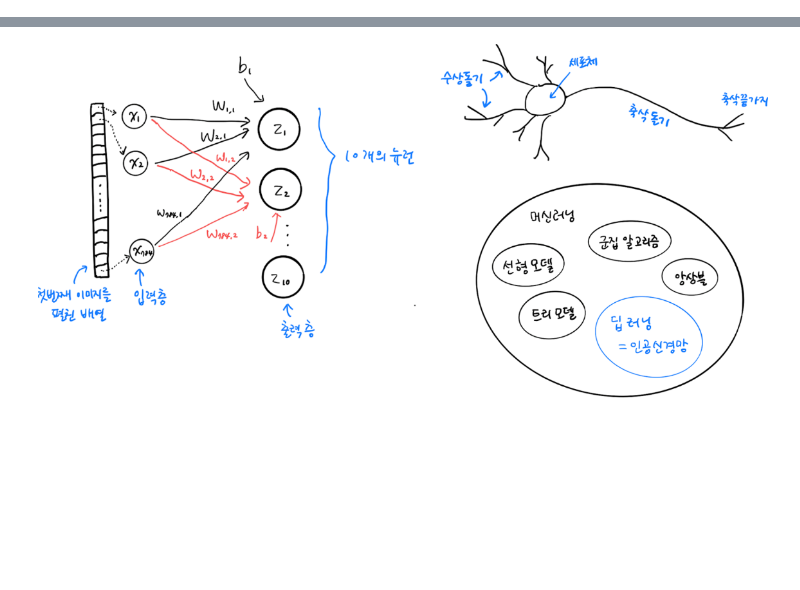
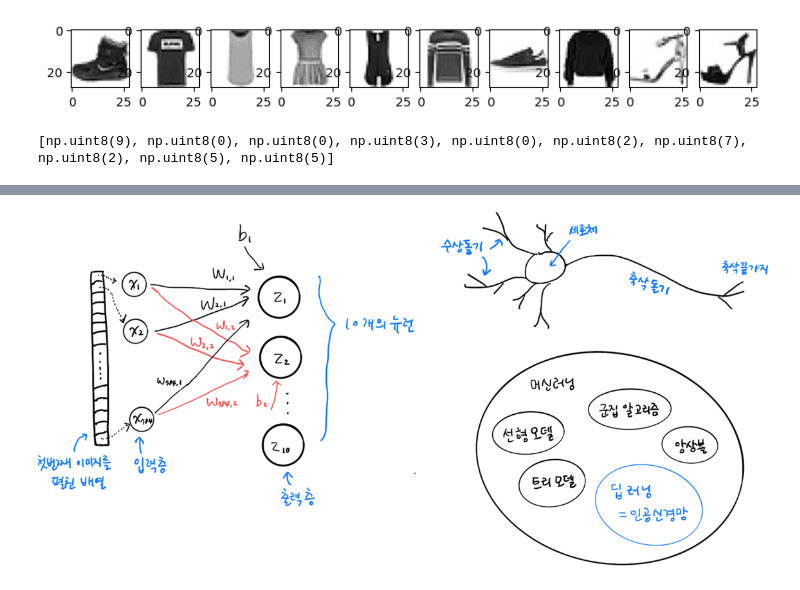
Before and after one commit to ji0-k/AI_26, a Jupyter notebook: 07_01_인공신경망.ipynb, the cells around one changed output, grey strips where cells are left out. Cells and saved outputs as stored; diff of their text form; code cells hidden in the pictures; blank space fills up the shorter version.

```diff
--- a/07_01_인공신경망.ipynb
+++ b/07_01_인공신경망.ipynb
@@ -55,20 +58,24 @@ train_scaled = train_scaled.reshape(-1, 28*28)
 # %%
 import matplotlib.pyplot as plt
 
 # 훈련데이터의 앞부분 10개 가로 나열
-fig,axs- plt.subplots(1,10,figsize=(10,10)) # 10*10 도화지준비, 서브플롯
+fig, axs = plt.subplots(1, 10, figsize=(10,10)) # 10*10 도화지준비, 서브플롯
 
 for i in range(10):
   axs[i].imshow(train_input[i],cmap='gray_r')
   # i번째 그림창에 i번째 훈련데이터 그려줌
   # cmap='gray_r'은 'Gray Reverse'의 약자로, 검흰반
   axs[i].axis('on')
   # 3. 축 표시 설정: 'on'으로 하셨으니 가로/세로 0~28 눈금이 보일 거예요.
   # 깔끔하게 보려면 'off'
 plt.show()
+# %% [output]
+[figure, added]
 # %%
 print([train_target[i] for i in range(10)])
 #[9, 0, 0, 3, 0, 2, 7, 2, 5, 5]
+# %% [output]
+[np.uint8(9), np.uint8(0), np.uint8(0), np.uint8(3), np.uint8(0), np.uint8(2), np.uint8(7), np.uint8(2), np.uint8(5), np.uint8(5)]
 # %%
 # gemini
 # plt.subplots(1, 10)처럼 숫자를 직접 쓰는 경우, 20개를 보고 싶으면 1, 20으로 고치고 range(20)도 고쳐 번거로움
```
Also changed, not shown: parts of 19 cells of this notebook.
